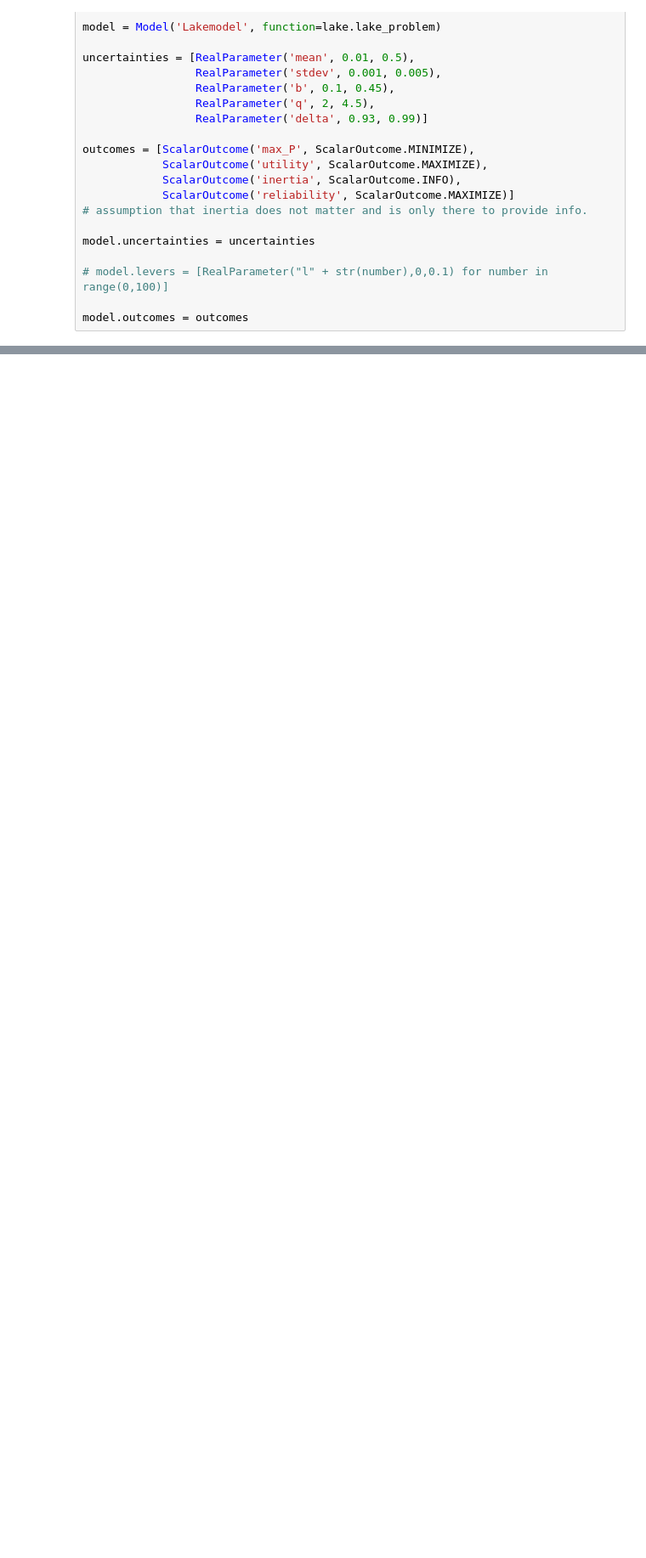
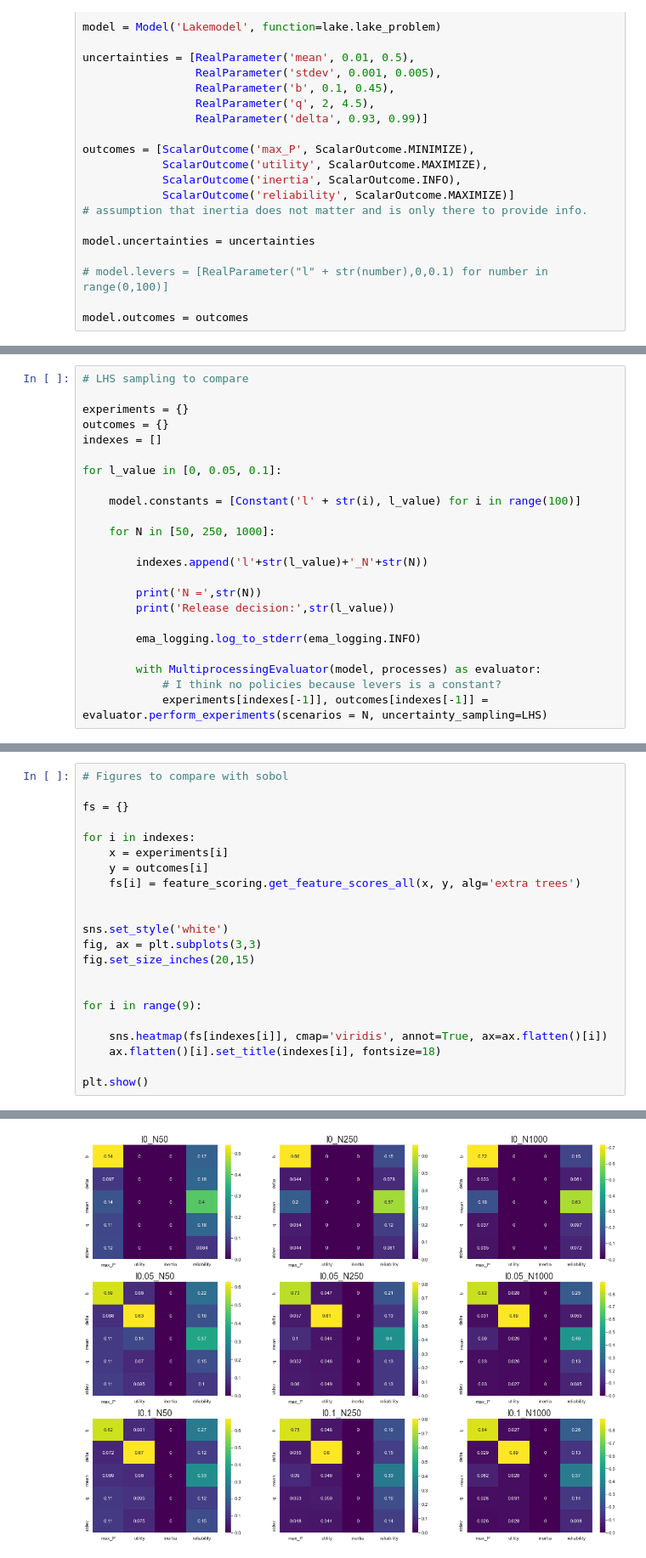
Before and after one commit to Lischip/FabiosDecisions, a Jupyter notebook: epa1361/Week 3-4 - vulnerability analysis/assignment 7 - sensitivity analysis lake model.ipynb, the cells around one changed output, grey strips where cells are left out. Shown at 85% size. Saved outputs shown, nothing was run; the diff lists cells and outputs as text; blank space fills up the shorter version.

```diff
--- a/epa1361/Week 3-4 - vulnerability analysis/assignment 7 - sensitivity analysis lake model.ipynb
+++ b/epa1361/Week 3-4 - vulnerability analysis/assignment 7 - sensitivity analysis lake model.ipynb
@@ -240,0 +284,23 @@ David: wut
+# %%
+# LHS sampling to compare
+
+experiments = {}
+outcomes = {}
+indexes = []
+
+for l_value in [0, 0.05, 0.1]:
+
+    model.constants = [Constant('l' + str(i), l_value) for i in range(100)]
+
+    for N in [50, 250, 1000]:
+
+        indexes.append('l'+str(l_value)+'_N'+str(N))
+
+        print('N =',str(N))
+        print('Release decision:',str(l_value))
+
+        ema_logging.log_to_stderr(ema_logging.INFO)
+
+        with MultiprocessingEvaluator(model, processes) as evaluator:
+            # I think no policies because levers is a constant?
+            experiments[indexes[-1]], outcomes[indexes[-1]] = evaluator.perform_experiments(scenarios = N, uncertainty_sampling=LHS)
@@ -240,0 +405,23 @@ David: wut
+# %%
+# Figures to compare with sobol
+
+fs = {}
+
+for i in indexes:
+    x = experiments[i]
+    y = outcomes[i]
+    fs[i] = feature_scoring.get_feature_scores_all(x, y, alg='extra trees')
+
+
+sns.set_style('white')
+fig, ax = plt.subplots(3,3)
+fig.set_size_inches(20,15)
+
+
+for i in range(9):
+
+    sns.heatmap(fs[indexes[i]], cmap='viridis', annot=True, ax=ax.flatten()[i])
+    ax.flatten()[i].set_title(indexes[i], fontsize=18)
+
+plt.show()
+# %% [output]
@@ -240,0 +445 @@ David: wut
+[figure, added]
```
Also changed, not shown: parts of 12 cells of this notebook.
